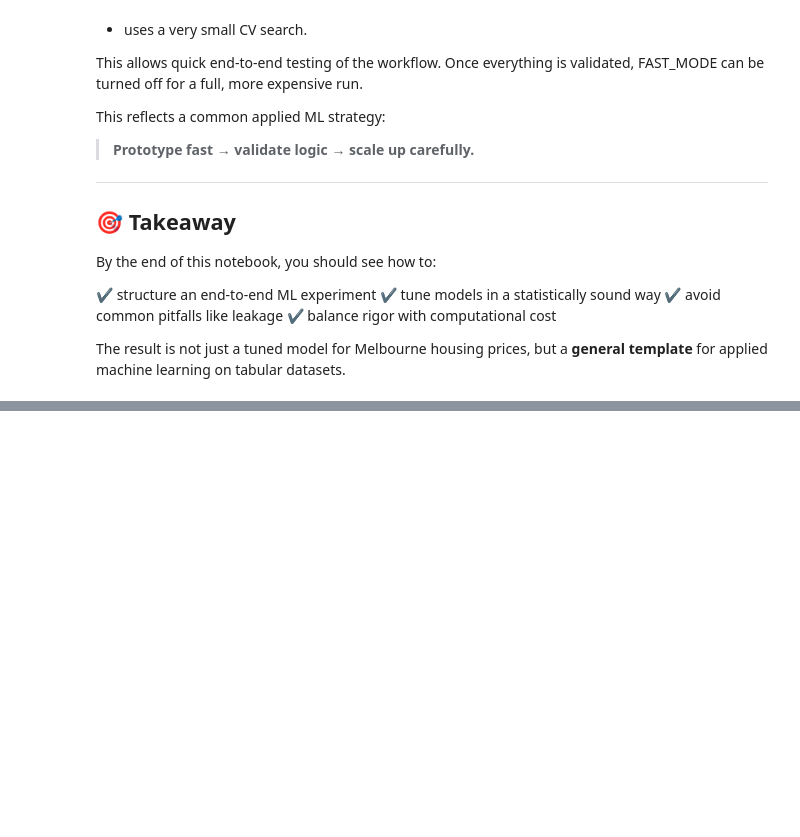
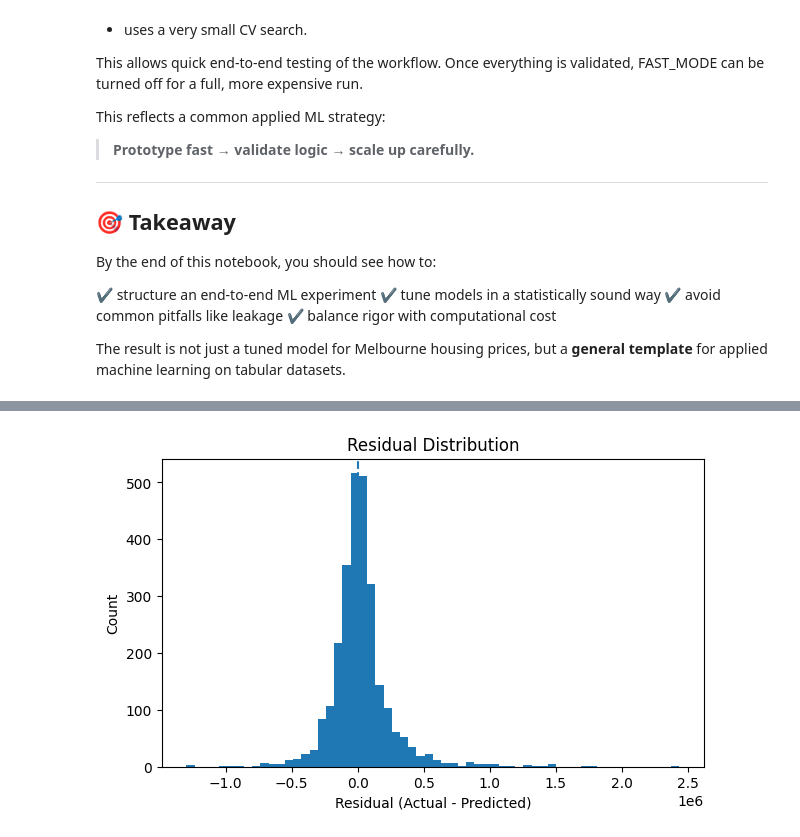
Before and after one commit to brash99/Kaggle, a Jupyter notebook: melb_housing_cross_validation.ipynb, the cells around one changed output, grey strips where cells are left out. Cells and saved outputs as stored; diff of their text form; code cells hidden in the pictures; blank space fills up the shorter version.

```diff
--- a/melb_housing_cross_validation.ipynb
+++ b/melb_housing_cross_validation.ipynb
@@ -368,0 +419,11 @@ plt.show()
+# %%
+# Plot histogram of residuals
+plt.figure(figsize=(7,4))
+plt.hist(residual, bins=60)
+plt.axvline(0, linestyle="--")
+plt.xlabel("Residual (Actual - Predicted)")
+plt.ylabel("Count")
+plt.title("Residual Distribution")
+plt.show()
+# %% [output]
+[figure, added]
```
Also changed, not shown: parts of 15 cells of this notebook.
